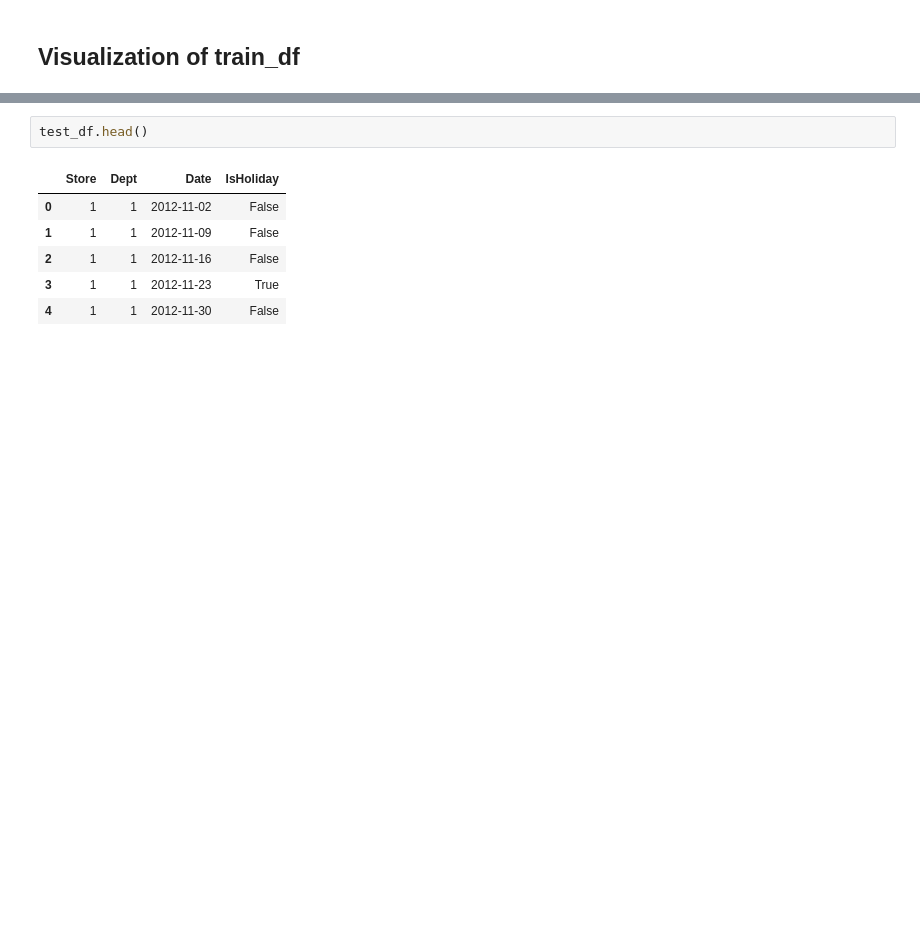
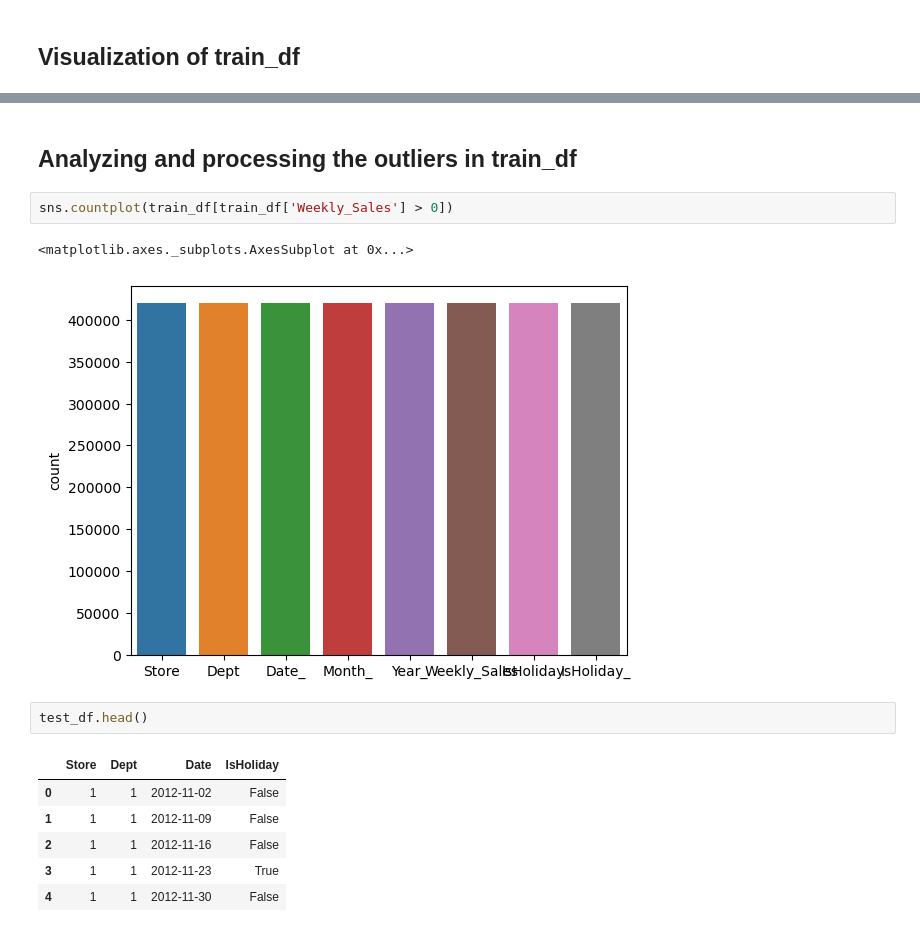
Before and after one commit to SamNijin/Walmart-Data-Analysis-Visualization, a Jupyter notebook: Walmart-Data-Analysis-Visualization.ipynb, the cells around one changed output, grey strips where cells are left out. Drawn from its saved outputs; the diff is of its cells as text; blank space fills up the shorter version.

```diff
--- a/Walmart-Data-Analysis-Visualization.ipynb
+++ b/Walmart-Data-Analysis-Visualization.ipynb
@@ -191,3 +218,10 @@ plt.plot()
+# %% [markdown]
+## Analyzing and processing the outliers in train_df
+# %%
+sns.countplot(train_df[train_df['Weekly_Sales'] > 0])
+# %% [output]
+<matplotlib.axes._subplots.AxesSubplot at 0x...>
+[figure, added]
 # %%
 test_df.head()
 # %% [output]
```
Also changed, not shown: parts of 13 cells of this notebook.
